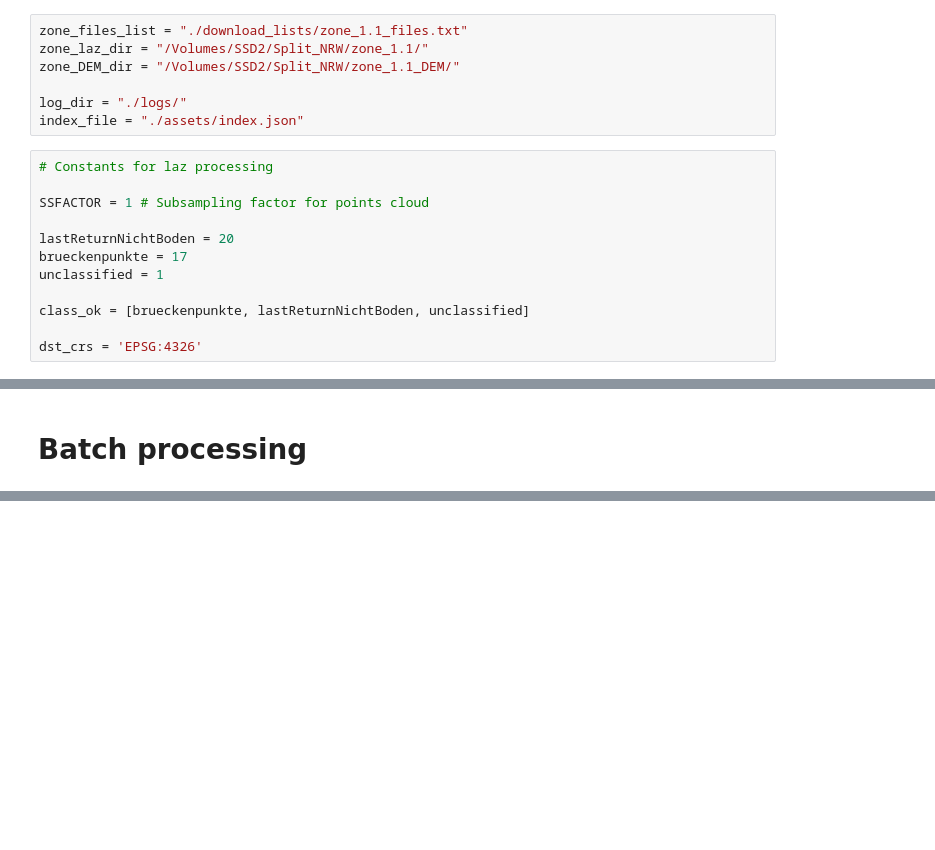
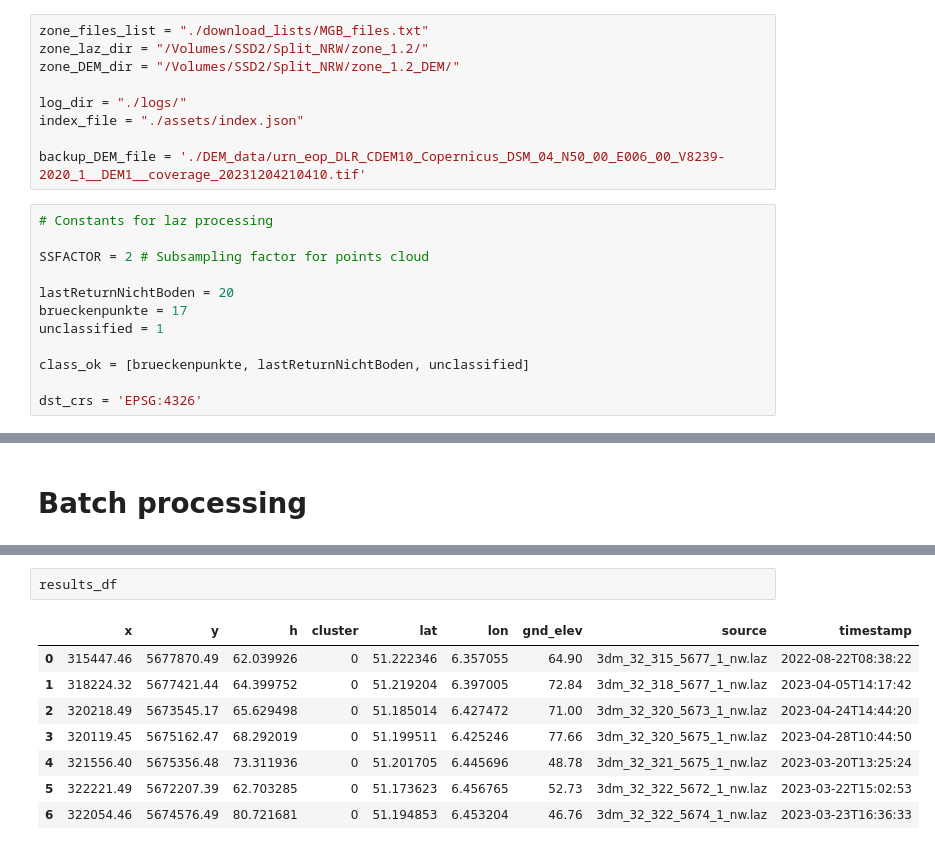
Before and after one commit to DME-3/Validate-Obstacles, a Jupyter notebook: batch_process_zones_v1.ipynb, the cells around one changed output, grey strips where cells are left out. Saved outputs shown, nothing was run; the diff lists cells and outputs as text; blank space fills up the shorter version.

```diff
--- a/batch_process_zones_v1.ipynb
+++ b/batch_process_zones_v1.ipynb
@@ -18,16 +18,18 @@ from rasterio.warp import calculate_default_transform, reproject, Resampling
 # %% [markdown]
 # Initialisation and constants
 # %%
-zone_files_list = "./download_lists/zone_1.1_files.txt"
-zone_laz_dir = "/Volumes/SSD2/Split_NRW/zone_1.1/"
-zone_DEM_dir = "/Volumes/SSD2/Split_NRW/zone_1.1_DEM/"
+zone_files_list = "./download_lists/MGB_files.txt"
+zone_laz_dir = "/Volumes/SSD2/Split_NRW/zone_1.2/"
+zone_DEM_dir = "/Volumes/SSD2/Split_NRW/zone_1.2_DEM/"
 
 log_dir = "./logs/"
 index_file = "./assets/index.json"
+
+backup_DEM_file = './DEM_data/urn_eop_DLR_CDEM10_Copernicus_DSM_04_N50_00_E006_00_V8239-2020_1__DEM1__coverage_20231204210410.tif'
 # %%
 # Constants for laz processing
 
-SSFACTOR = 1 # Subsampling factor for points cloud
+SSFACTOR = 2 # Subsampling factor for points cloud
 
 lastReturnNichtBoden = 20
 brueckenpunkte = 17
@@ -201,0 +302,11 @@ logging.info(f"Execution time: {execution_time} seconds")
+# %%
+results_df
+# %% [output]
+|  | x | y | h | cluster | lat | lon | gnd_elev | source | timestamp |
+| 0 | 315447.46 | 5677870.49 | 62.039926 | 0 | 51.222346 | 6.357055 | 64.90 | 3dm_32_315_5677_1_nw.laz | 2022-08-22T08:38:22 |
+| 1 | 318224.32 | 5677421.44 | 64.399752 | 0 | 51.219204 | 6.397005 | 72.84 | 3dm_32_318_5677_1_nw.laz | 2023-04-05T14:17:42 |
+| 2 | 320218.49 | 5673545.17 | 65.629498 | 0 | 51.185014 | 6.427472 | 71.00 | 3dm_32_320_5673_1_nw.laz | 2023-04-24T14:44:20 |
+| 3 | 320119.45 | 5675162.47 | 68.292019 | 0 | 51.199511 | 6.425246 | 77.66 | 3dm_32_320_5675_1_nw.laz | 2023-04-28T10:44:50 |
+| 4 | 321556.40 | 5675356.48 | 73.311936 | 0 | 51.201705 | 6.445696 | 48.78 | 3dm_32_321_5675_1_nw.laz | 2023-03-20T13:25:24 |
+| 5 | 322221.49 | 5672207.39 | 62.703285 | 0 | 51.173623 | 6.456765 | 52.73 | 3dm_32_322_5672_1_nw.laz | 2023-03-22T15:02:53 |
+| 6 | 322054.46 | 5674576.49 | 80.721681 | 0 | 51.194853 | 6.453204 | 46.76 | 3dm_32_322_5674_1_nw.laz | 2023-03-23T16:36:33 |
```
Also changed, not shown: parts of 12 cells of this notebook, 4 other files.
